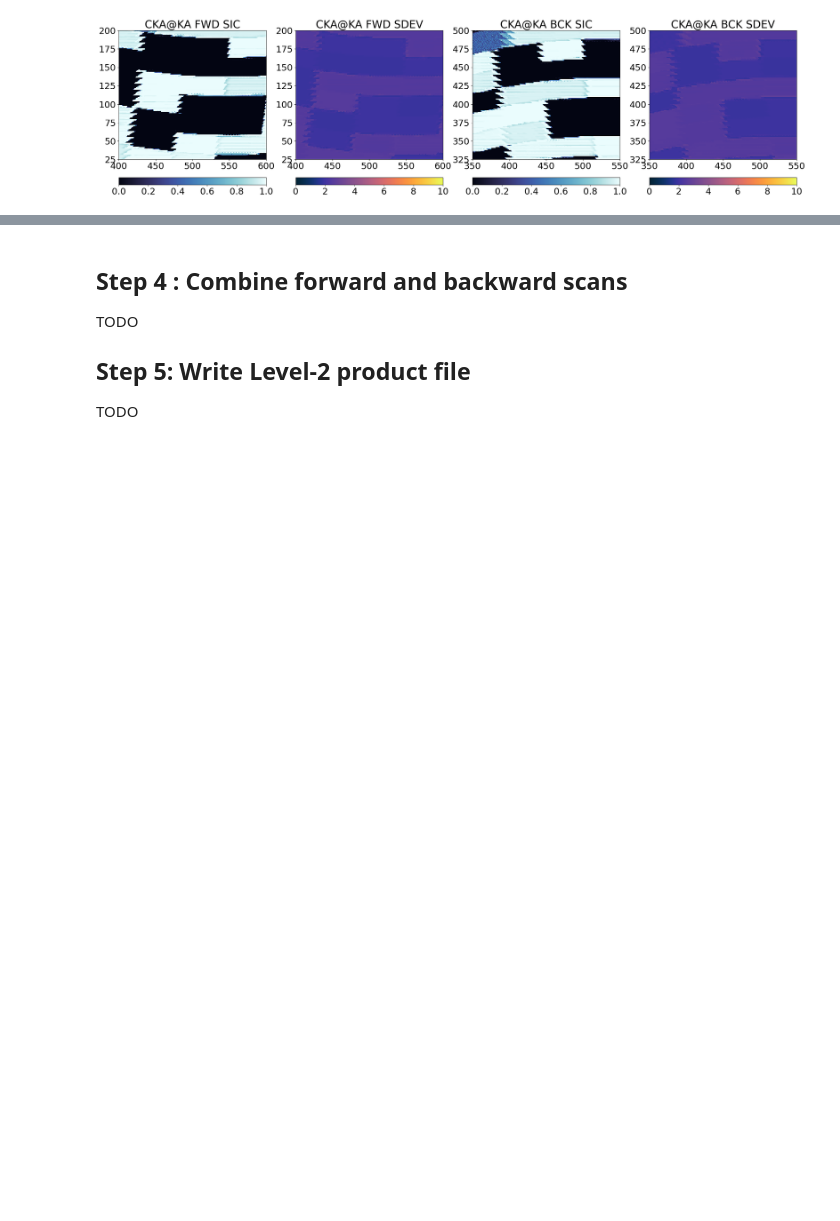
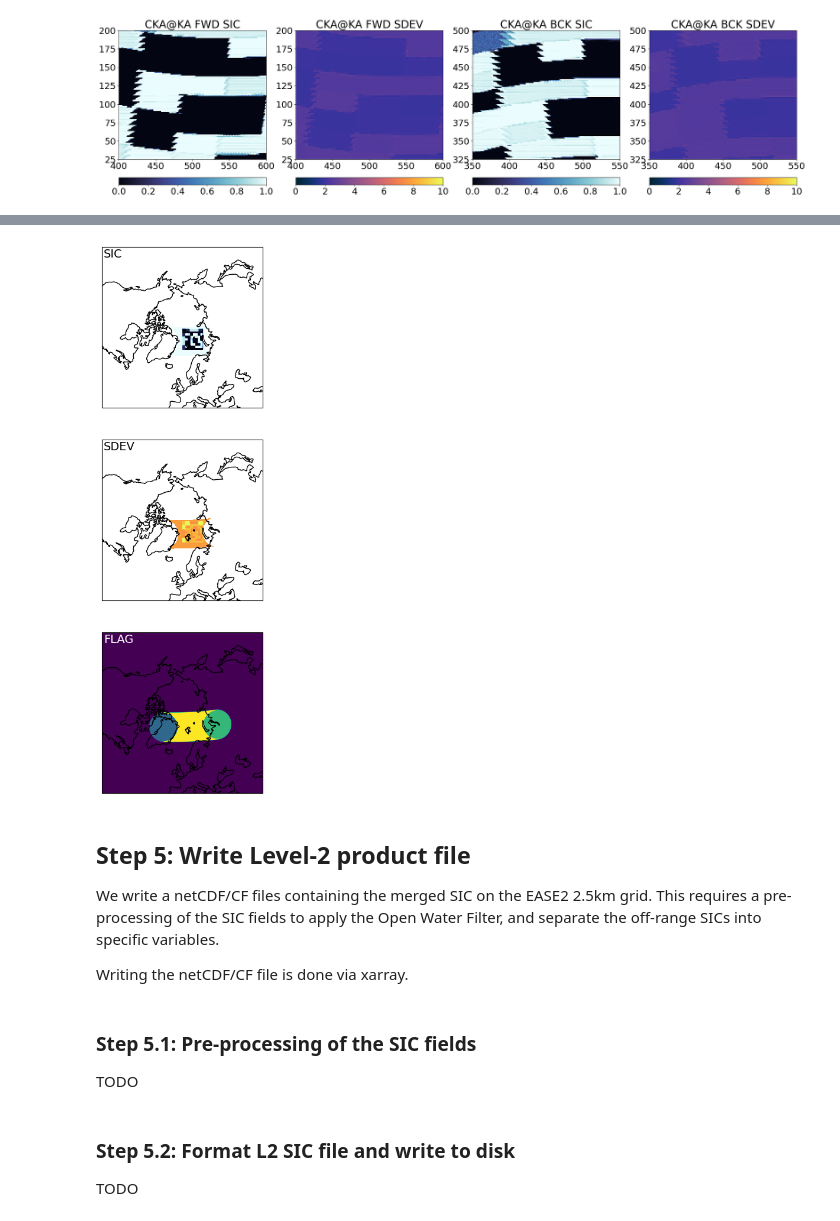
Before and after one commit to CIMR-Algos/SeaIceConcentration_ATBD_v2, a Jupyter notebook: algorithm/CIMR L2 Sea Ice Concentration algorithm.ipynb, the cells around one changed output, grey strips where cells are left out. Drawn from its saved outputs; the diff is of its cells as text; code cells hidden in the pictures; blank space fills up the shorter version.

```diff
--- a/algorithm/CIMR L2 Sea Ice Concentration algorithm.ipynb
+++ b/algorithm/CIMR L2 Sea Ice Concentration algorithm.ipynb
@@ -366,8 +450,60 @@ for alg in (algo + '(bAs)', sharpener, algo + '(blur)', algo + '(delta)', algo):
+# %%
+# we call the result, the "merged" sic:
+mrg_grd = dict()
+
+# we do a naive merge (arithmetic mean) for now because the uncertainties
+#   in forward and backward fields will be quite similar.
+_mrg_grd_sic = 0.5 * (fwd_grd[algo].sic + bck_grd[algo].sic)
+
+# the uncertainties in the forward and backward SIC fields are highly correlated,
+#   thus at the first order the uncertainties are the mean uncertainty (in variance).
+#   This should be revisited e.g. to reduce the uncertainty due to NeDT (which is small
+#   wrt that due to tie-points).
+_mrg_grd_var = 0.5 * (fwd_grd[algo].sdev**2 + bck_grd[algo].sdev**2)
+_mrg_grd_sdev = _mrg_grd_var**0.5
+
+# store in an object
+mrg_grd[algo] = sic_algo.SICAlgoResult(_mrg_grd_sic, _mrg_grd_sdev, _grd_zeros, _grd_zeros)
+
+# keep a flag to indicate where the forward and backward scans contributed
+mrg_grd_flag = np.zeros(_mrg_grd_sic.shape, dtype='i8')
+_fwd_valid = ~np.isnan(fwd_grd[algo].sic)
+_bck_valid = ~np.isnan(bck_grd[algo].sic)
+mrg_grd_flag[_fwd_valid] = 1
+mrg_grd_flag[_bck_valid] = 2
+mrg_grd_flag[_fwd_valid*_bck_valid] = 3
+# %%
+# visualize / plot
+fig, ax = plt.subplots(nrows=3, ncols=1, sharex=True, sharey=True, figsize=(8,12), subplot_kw=dict(projection=ccrs))
+# first row : SICs
+ax[0].imshow(mrg_grd[algo].sic, transform=ccrs, extent=ccrs.bounds, origin='upper',
+              cmap=cmap,vmin=vmin,vmax=vmax)
+ax[0].coastlines()
+ax[0].text(0.01,0.99,'SIC',va='top',fontsize=14,transform=ax[0].transAxes)
+# second row : SDEVs
+ax[1].imshow(mrg_grd[algo].sdev, transform=ccrs, extent=ccrs.bounds, origin='upper',
+              cmap=ucmap,vmin=umin,vmax=umax)
+ax[1].coastlines()
+ax[1].text(0.01,0.99,'SDEV',va='top',fontsize=14,transform=ax[1].transAxes)
+# second row : FLAG
+ax[2].imshow(mrg_grd_flag, transform=ccrs, extent=ccrs.bounds, origin='upper',vmin=0,vmax=3)
+ax[2].coastlines()
+ax[2].text(0.01,0.99,'FLAG',va='top',fontsize=14,transform=ax[2].transAxes,color='w')
+
+plt.show()
+# %% [output]
+[figure, added]
 # %% [markdown]
-## Step 4 : Combine forward and backward scans
-
-TODO
-
 ## Step 5: Write Level-2 product file
 
-TODO
+We write a netCDF/CF files containing the merged SIC on the EASE2 2.5km grid. This requires a pre-processing of the SIC fields to apply the Open Water Filter, and separate the off-range SICs into specific variables.
+
+Writing the netCDF/CF file is done via xarray.
+# %% [markdown]
+### Step 5.1: Pre-processing of the SIC fields
+
+TODO
+# %% [markdown]
+### Step 5.2: Format L2 SIC file and write to disk
+
+TODO
```
Also changed, not shown: parts of 6 cells of this notebook, 1 other file.
